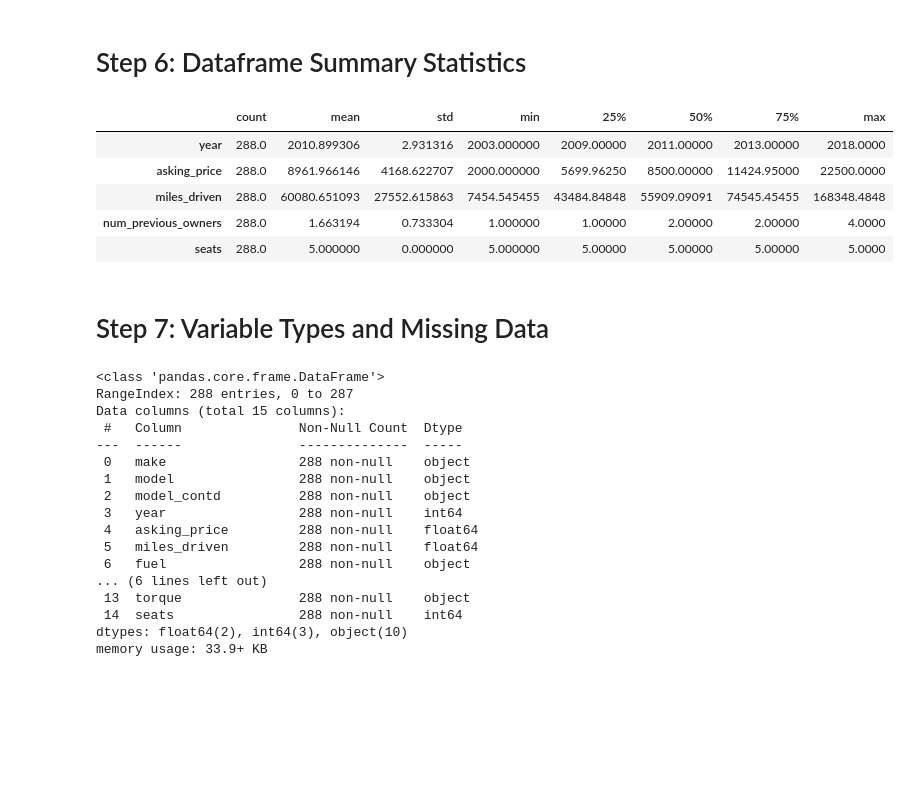
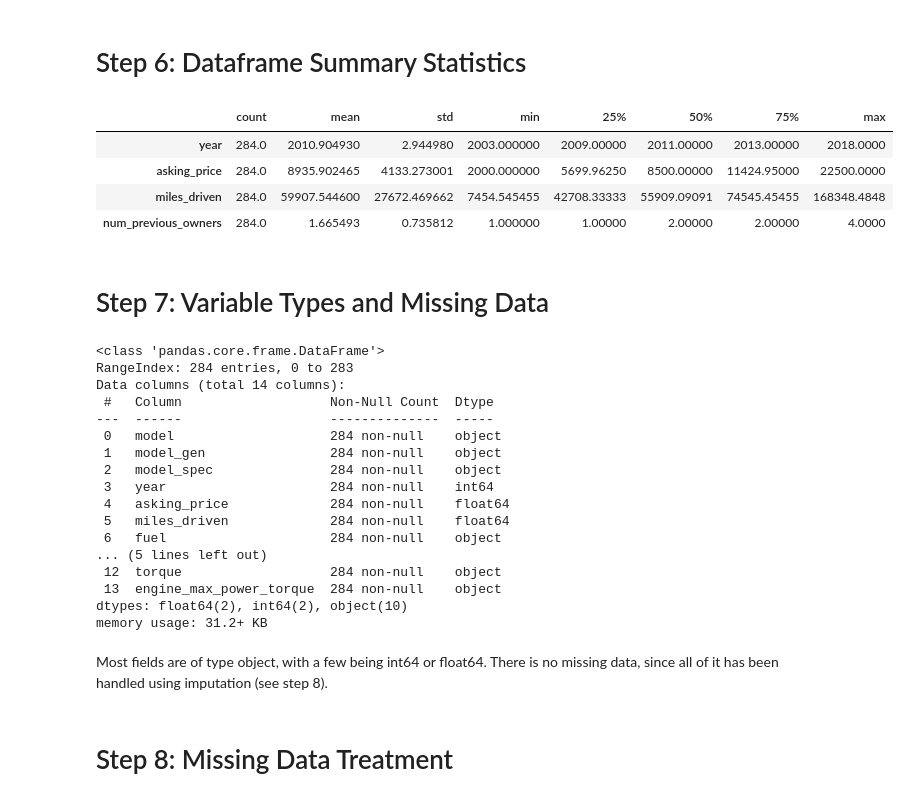
Before and after one commit to sdragoi/DSWP_MLRProject, a Jupyter notebook: Used Car Pricing Model.ipynb, the cells around one changed output. Cells and saved outputs as stored; diff of their text form; code cells hidden in the pictures; blank space fills up the shorter version.

```diff
--- a/Used Car Pricing Model.ipynb
+++ b/Used Car Pricing Model.ipynb
@@ -49,34 +64,37 @@ def calculate_vif(Xdataframe):
 # Step 6: Dataframe Summary Statistics
 # %%
 # read csv and describe
-df = pd.read_csv('Munged Car Data.csv')
+df = pd.read_csv('Munged and Engineered Car data.csv')
 df.describe().T
 # %% [output]
 |  | count | mean | std | min | 25% | 50% | 75% | max |
-| year | 288.0 | 2010.899306 | 2.931316 | 2003.000000 | 2009.00000 | 2011.00000 | 2013.00000 | 2018.0000 |
-| asking_price | 288.0 | 8961.966146 | 4168.622707 | 2000.000000 | 5699.96250 | 8500.00000 | 11424.95000 | 22500.0000 |
-| miles_driven | 288.0 | 60080.651093 | 27552.615863 | 7454.545455 | 43484.84848 | 55909.09091 | 74545.45455 | 168348.4848 |
-| num_previous_owners | 288.0 | 1.663194 | 0.733304 | 1.000000 | 1.00000 | 2.00000 | 2.00000 | 4.0000 |
-| seats | 288.0 | 5.000000 | 0.000000 | 5.000000 | 5.00000 | 5.00000 | 5.00000 | 5.0000 |
+| year | 284.0 | 2010.904930 | 2.944980 | 2003.000000 | 2009.00000 | 2011.00000 | 2013.00000 | 2018.0000 |
+| asking_price | 284.0 | 8935.902465 | 4133.273001 | 2000.000000 | 5699.96250 | 8500.00000 | 11424.95000 | 22500.0000 |
+| miles_driven | 284.0 | 59907.544600 | 27672.469662 | 7454.545455 | 42708.33333 | 55909.09091 | 74545.45455 | 168348.4848 |
+| num_previous_owners | 284.0 | 1.665493 | 0.735812 | 1.000000 | 1.00000 | 2.00000 | 2.00000 | 4.0000 |
 # %% [markdown]
 # Step 7: Variable Types and Missing Data
 # %%
 df.info()
 # %% [output]
 <class 'pandas.core.frame.DataFrame'>
-RangeIndex: 288 entries, 0 to 287
-Data columns (total 15 columns):
- #   Column               Non-Null Count  Dtype
----  ------               --------------  -----
- 0   make                 288 non-null    object
- 1   model                288 non-null    object
- 2   model_contd          288 non-null    object
- 3   year                 288 non-null    int64
- 4   asking_price         288 non-null    float64
- 5   miles_driven         288 non-null    float64
- 6   fuel                 288 non-null    object
-... (6 lines left out)
- 13  torque               288 non-null    object
- 14  seats                288 non-null    int64
-dtypes: float64(2), int64(3), object(10)
-memory usage: 33.9+ KB
+RangeIndex: 284 entries, 0 to 283
+Data columns (total 14 columns):
+ #   Column                   Non-Null Count  Dtype
+---  ------                   --------------  -----
+ 0   model                    284 non-null    object
+ 1   model_gen                284 non-null    object
+ 2   model_spec               284 non-null    object
+ 3   year                     284 non-null    int64
+ 4   asking_price             284 non-null    float64
+ 5   miles_driven             284 non-null    float64
+ 6   fuel                     284 non-null    object
+... (5 lines left out)
+ 12  torque                   284 non-null    object
+ 13  engine_max_power_torque  284 non-null    object
+dtypes: float64(2), int64(2), object(10)
+memory usage: 31.2+ KB
+# %% [markdown]
+Most fields are of type object, with a few being int64 or float64. There is no missing data, since all of it has been handled using imputation (see step 8).
+# %% [markdown]
+# Step 8: Missing Data Treatment
```
Also changed, not shown: parts of 28 cells of this notebook, 3 other files.
